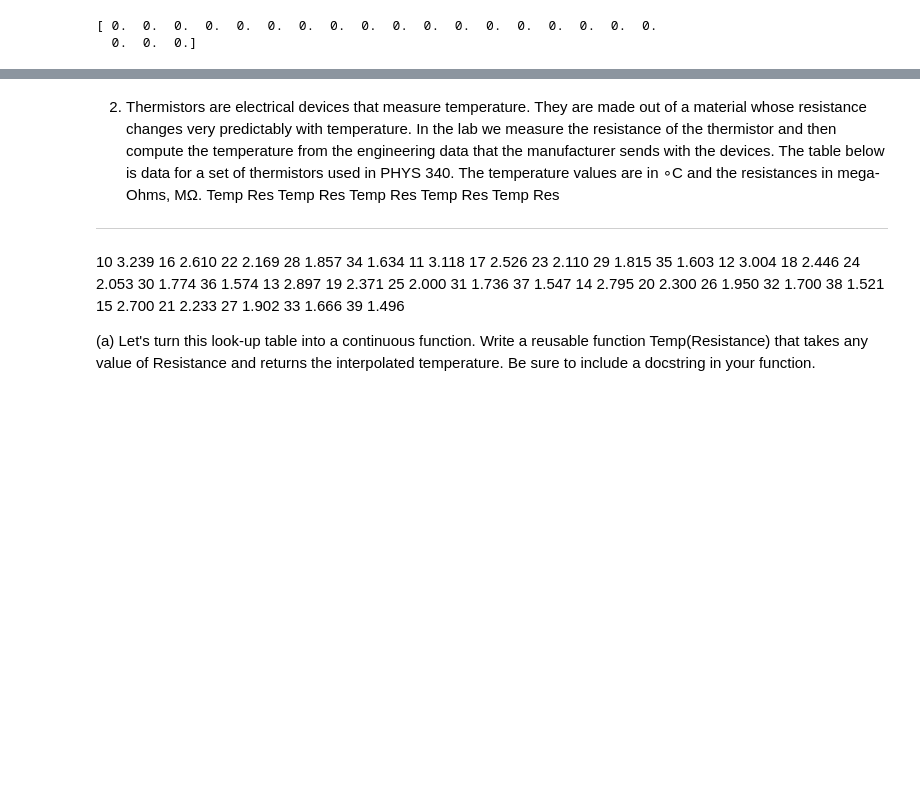
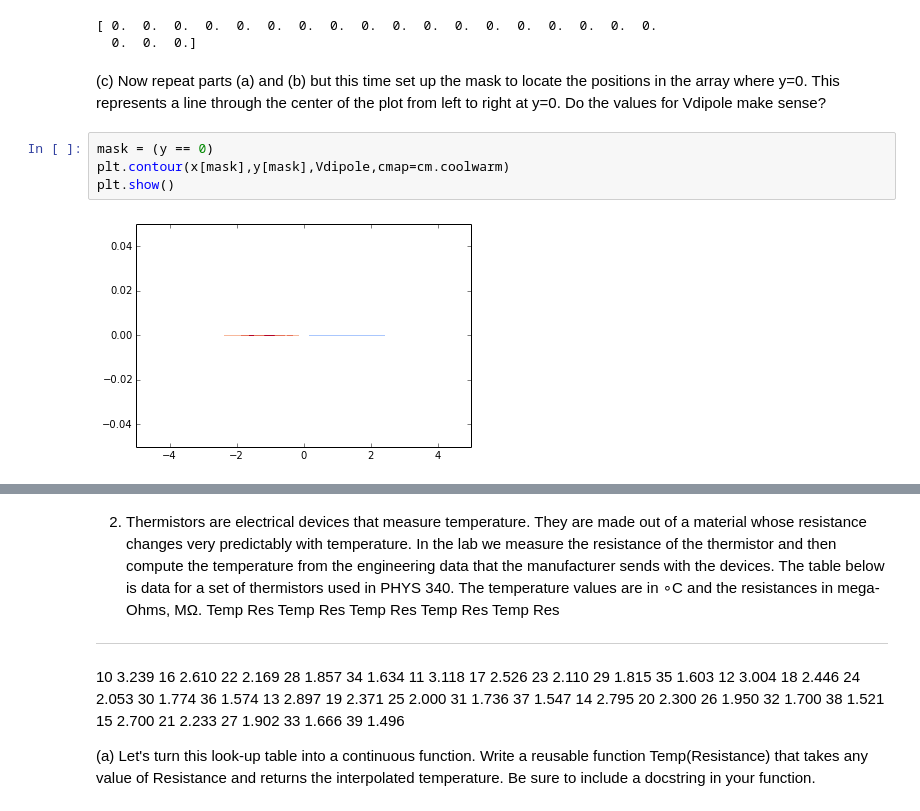
Before and after one commit to jvhargro/PHYS202-S14, a Jupyter notebook: SciPy/InterpolationExercises.ipynb, the cells around one changed output, grey strips where cells are left out. Saved outputs shown, nothing was run; the diff lists cells and outputs as text; blank space fills up the shorter version.

```diff
--- a/SciPy/InterpolationExercises.ipynb
+++ b/SciPy/InterpolationExercises.ipynb
@@ -36,3 +36,11 @@ print Vdipole1
 # %% [output]
 [ 0.  0.  0.  0.  0.  0.  0.  0.  0.  0.  0.  0.  0.  0.  0.  0.  0.  0.
   0.  0.  0.]
+# %% [markdown]
+(c) Now repeat parts (a) and (b) but this time set up the mask to locate the positions in the array where y=0. This represents a line through the center of the plot from left to right at y=0. Do the values for Vdipole make sense?
+# %%
+mask = (y == 0)
+plt.contour(x[mask],y[mask],Vdipole,cmap=cm.coolwarm)
+plt.show()
+# %% [output]
+[figure, added]
```
Also changed, not shown: parts of 2 cells of this notebook, 4 other files.
